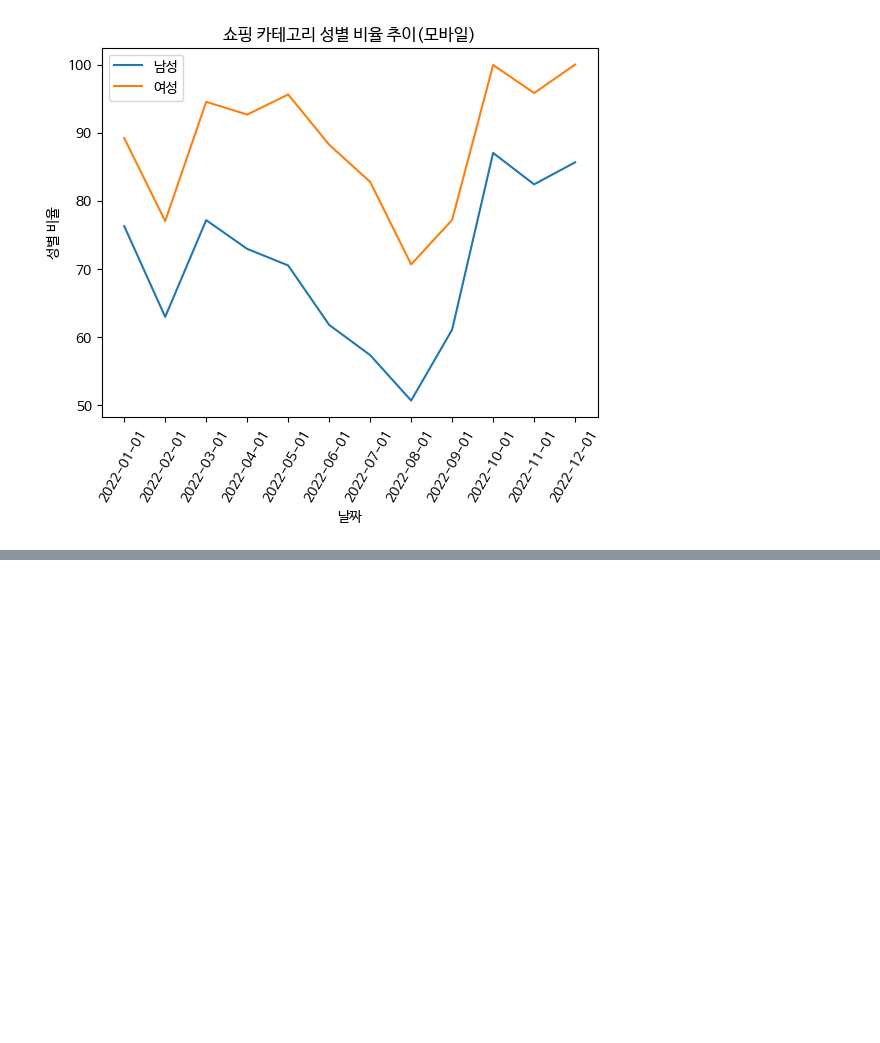
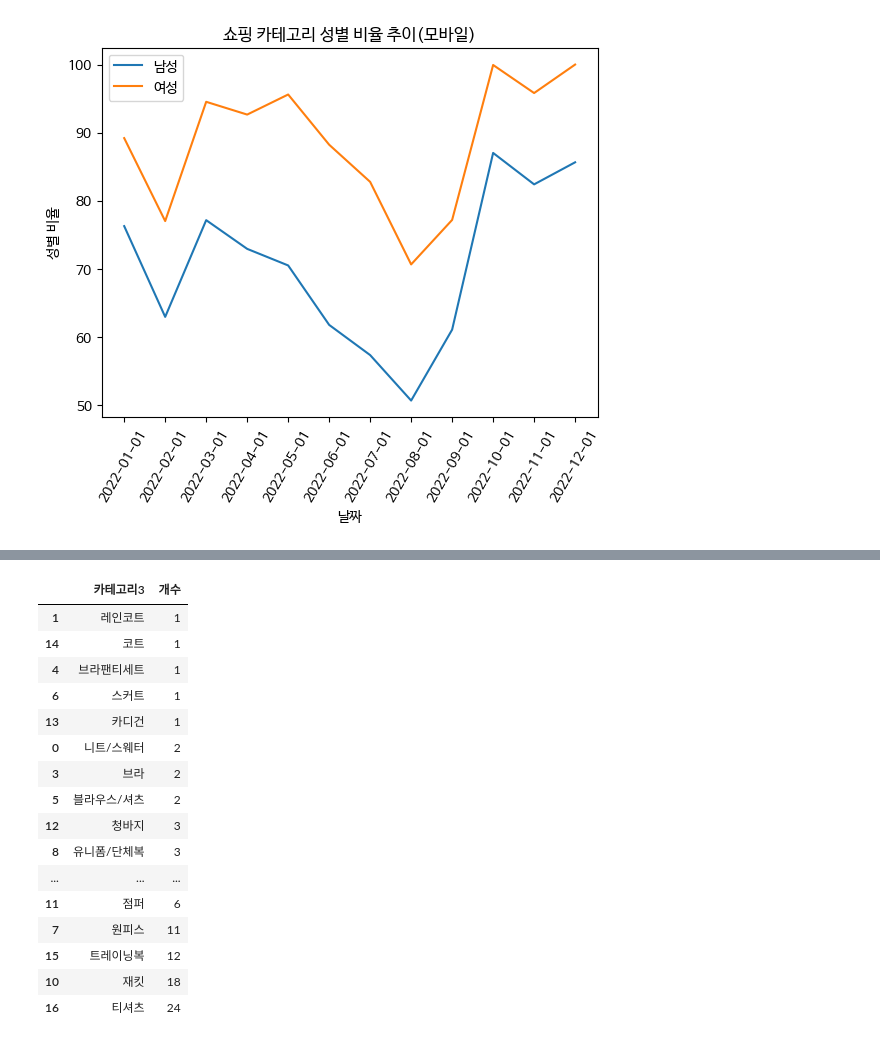
Before and after one commit to yskim1230/AIB_Section2-PJT_Modeling-Plan, a Jupyter notebook: Section2_Project_EDA.ipynb, the cells around one changed output, grey strips where cells are left out. Saved outputs shown, nothing was run; the diff lists cells and outputs as text; code cells hidden in the pictures; blank space fills up the shorter version.

```diff
--- a/Section2_Project_EDA.ipynb
+++ b/Section2_Project_EDA.ipynb
@@ -236,3 +322,23 @@ plt.show()
+# %%
+df_agg
+# %% [output]
+|  | 카테고리3 | 개수 |
+| 1 | 레인코트 | 1 |
+| 14 | 코트 | 1 |
+| 4 | 브라팬티세트 | 1 |
+| 6 | 스커트 | 1 |
+| 13 | 카디건 | 1 |
+| 0 | 니트/스웨터 | 2 |
+| 3 | 브라 | 2 |
+| 5 | 블라우스/셔츠 | 2 |
+| 12 | 청바지 | 3 |
+| 8 | 유니폼/단체복 | 3 |
+| ... | ... | ... |
+| 11 | 점퍼 | 6 |
+| 7 | 원피스 | 11 |
+| 15 | 트레이닝복 | 12 |
+| 10 | 재킷 | 18 |
+| 16 | 티셔츠 | 24 |
 # %%
 client_id = "Hewe5vgmlLvWs_ubCDhs"
 client_secret = "u8mu84aRwJ"
```
Also changed, not shown: parts of 28 cells of this notebook.
